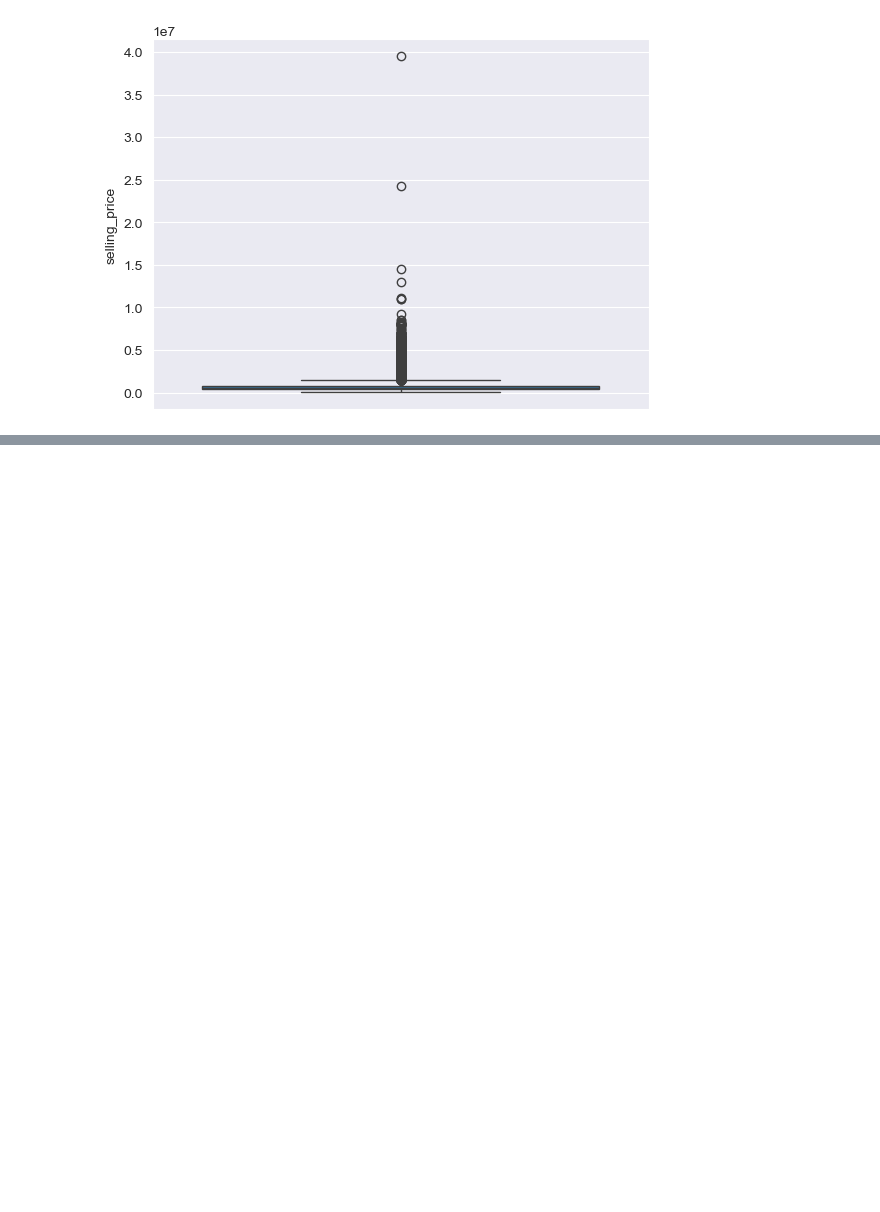
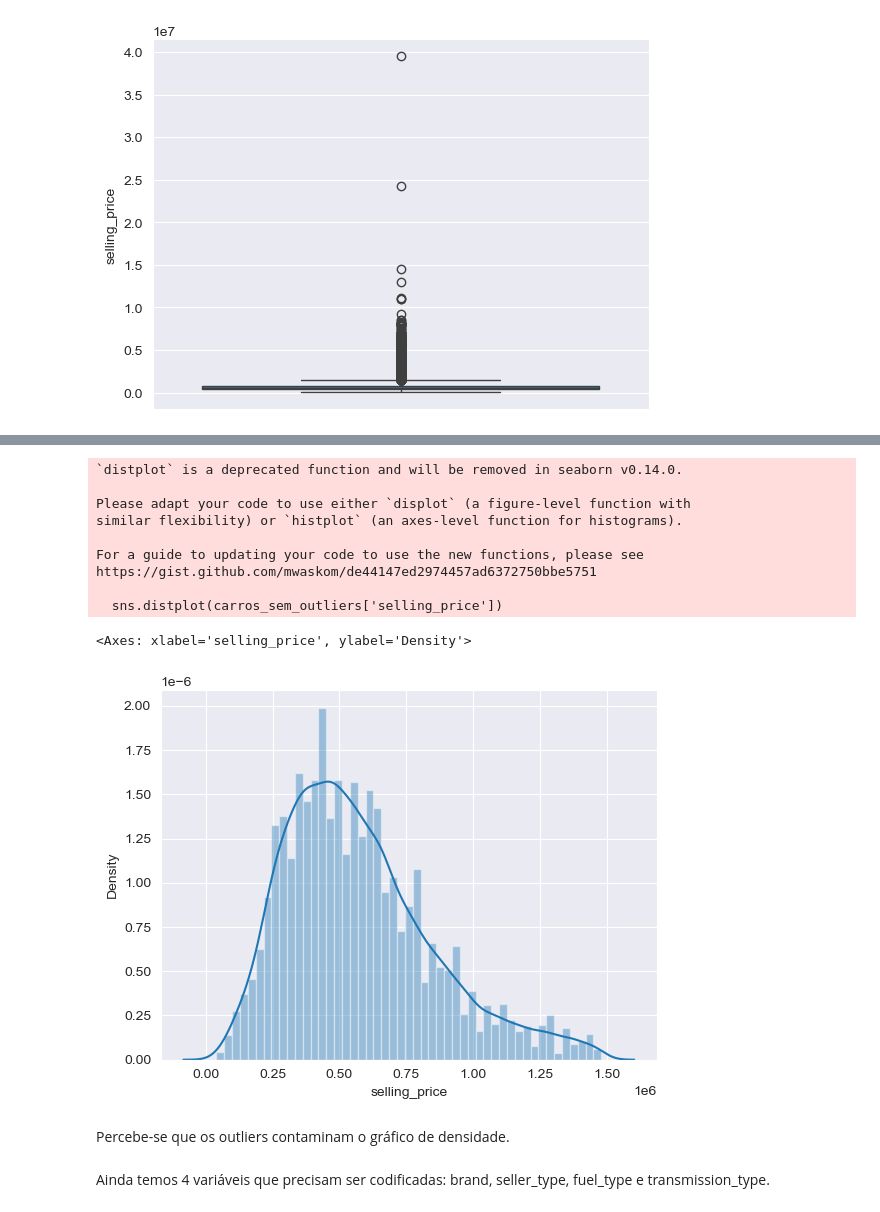
Before and after one commit to rhyanfrazao/proj-predicao-precos-veiculos, a Jupyter notebook: proj-predicao-precos-veiculos.ipynb, the cells around one changed output, grey strips where cells are left out. Saved outputs shown, nothing was run; the diff lists cells and outputs as text; code cells hidden in the pictures; blank space fills up the shorter version.

```diff
--- a/proj-predicao-precos-veiculos.ipynb
+++ b/proj-predicao-precos-veiculos.ipynb
@@ -188,0 +215,9 @@ Os boxplots foram deploráveis.
+# %%
+# Calculando intervalo interquartilico:
+iil = 825000.00 - 385000.00
+
+# Calculando os outliers inferiores e superiores:
+outlier_abaixo = 385000.00 - (1.5*iil)
+outlier_acima = 825000.00 + (1.5*iil)
+
+iil, outlier_abaixo, outlier_acima
@@ -188,0 +266,20 @@ Os boxplots foram deploráveis.
+# %%
+# Vamos plotar agora sem os outliers para ver como fica mais fácil de entender:
+carros_sem_outliers = carros.loc[carros['selling_price'] < outlier_acima]
+sns.distplot(carros_sem_outliers['selling_price'])
+# %% [output]
+`distplot` is a deprecated function and will be removed in seaborn v0.14.0.
+
+Please adapt your code to use either `displot` (a figure-level function with
+similar flexibility) or `histplot` (an axes-level function for histograms).
+
+For a guide to updating your code to use the new functions, please see
+https://gist.github.com/mwaskom/de44147ed2974457ad6372750bbe5751
+
+  sns.distplot(carros_sem_outliers['selling_price'])
+<Axes: xlabel='selling_price', ylabel='Density'>
+[figure, added]
+# %% [markdown]
+Percebe-se que os outliers contaminam o gráfico de densidade.
+# %% [markdown]
+Ainda temos 4 variáveis que precisam ser codificadas: brand, seller_type, fuel_type e transmission_type.
```
Also changed, not shown: parts of 68 cells of this notebook.
